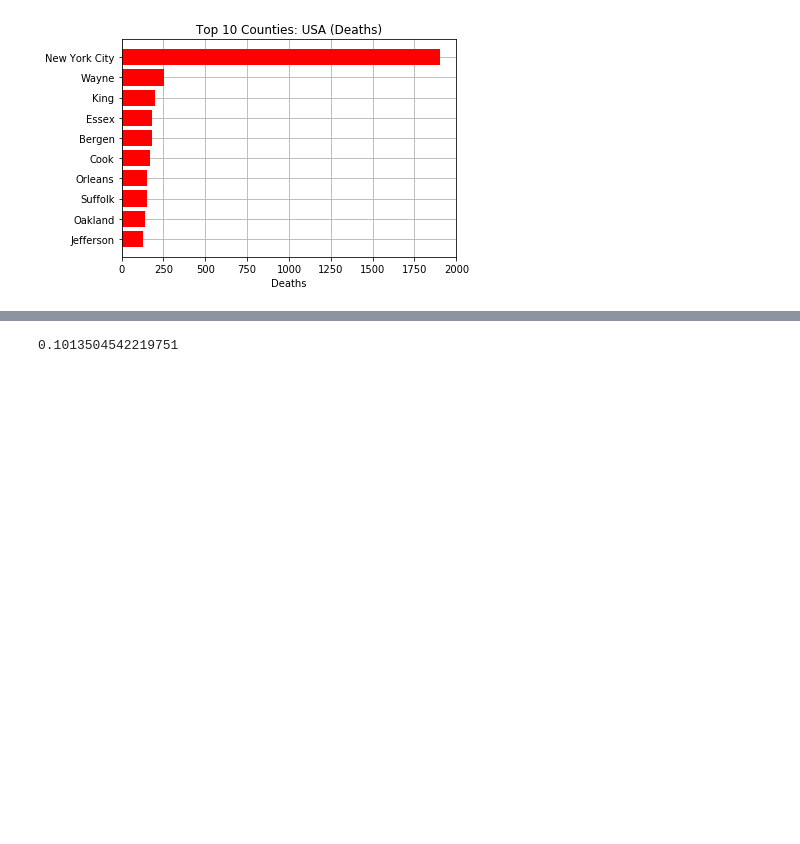
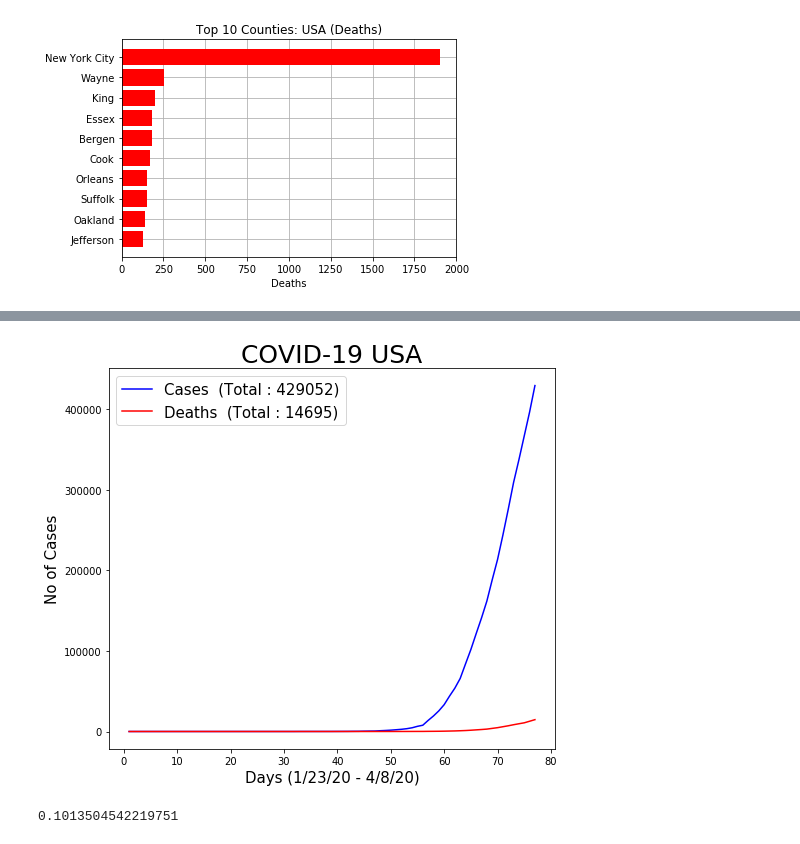
Before and after one commit to plamengj/COVID-19-in-the-US-EDA, a Jupyter notebook: COVID-19 US EDA.ipynb, the cells around one changed output, grey strips where cells are left out. Cells and saved outputs as stored; diff of their text form; code cells hidden in the pictures; blank space fills up the shorter version.

```diff
--- a/COVID-19 US EDA.ipynb
+++ b/COVID-19 US EDA.ipynb
@@ -181,6 +181,37 @@ folium.LayerControl().add_to(m)
 m
 # %% [output]
 [interactive output not drawn]
+# %%
+df_daily_us = df_confirmed.loc[df_confirmed["Country/Region"]== "US"]
+df_daily_us_d = df_deaths.loc[df_deaths["Country/Region"]== "US"]
+
+f = plt.figure(figsize=(8,7))
+
+stats = [df_daily_us, df_daily_us_d]
+label = ["Cases", "Deaths"]
+color = ["blue","red"]
+
+for i,stat in enumerate(stats):
+    cases = np.sum(np.asarray(stat.iloc[:,5:]),axis = 0)[0:]
+    date = np.arange(1,cases.shape[0]+1)[0:]
+    plt.plot(date, cases, label = f"{label[i]}  (Total : {str(cases[-1])})", color = color[i])
+    Total_confirmed = np.sum(np.asarray(stats[0].iloc[:,5:]), axis = 0)[0:]
+    Total_deaths = np.sum(np.asarray(stats[1].iloc[:,5:]), axis = 0)[0:]
+
+# Plot Parameters
+xl = plt.xlabel(f"Days ({df_confirmed.columns[5]} - {df_confirmed.columns[-1]})", fontsize = 15)
+yl = plt.ylabel("No of Cases", fontsize = 15)
+
+# Plot Title
+plt.title("COVID-19 USA", {'fontsize':25})
+
+# Legend Location
+l = plt.legend(loc= "best",fontsize = 15)
+
+plt.savefig('figures/COVID-19 Cases USA.png')
+plt.show()
+# %% [output]
+[figure, added]
 # %%
 # Hypothesis testing - One-tailed t-test
 # H0: There is no difference between the probability of contracting COVID-19 if you are a male or a female: p_male = p_female
```
Also changed, not shown: 1 other file.
